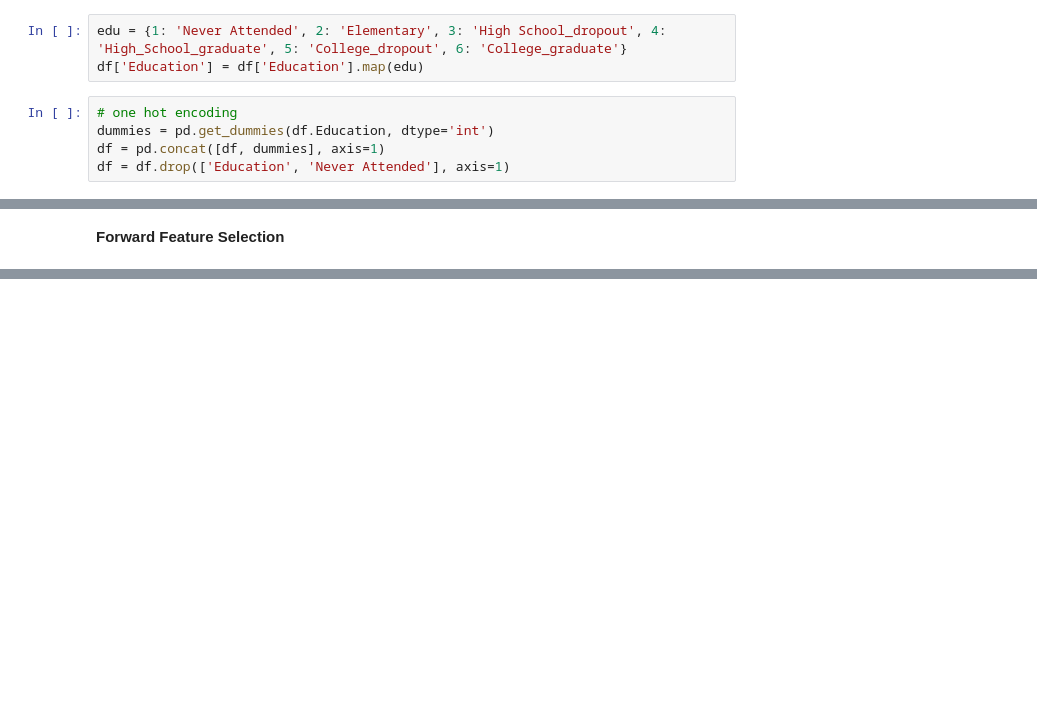
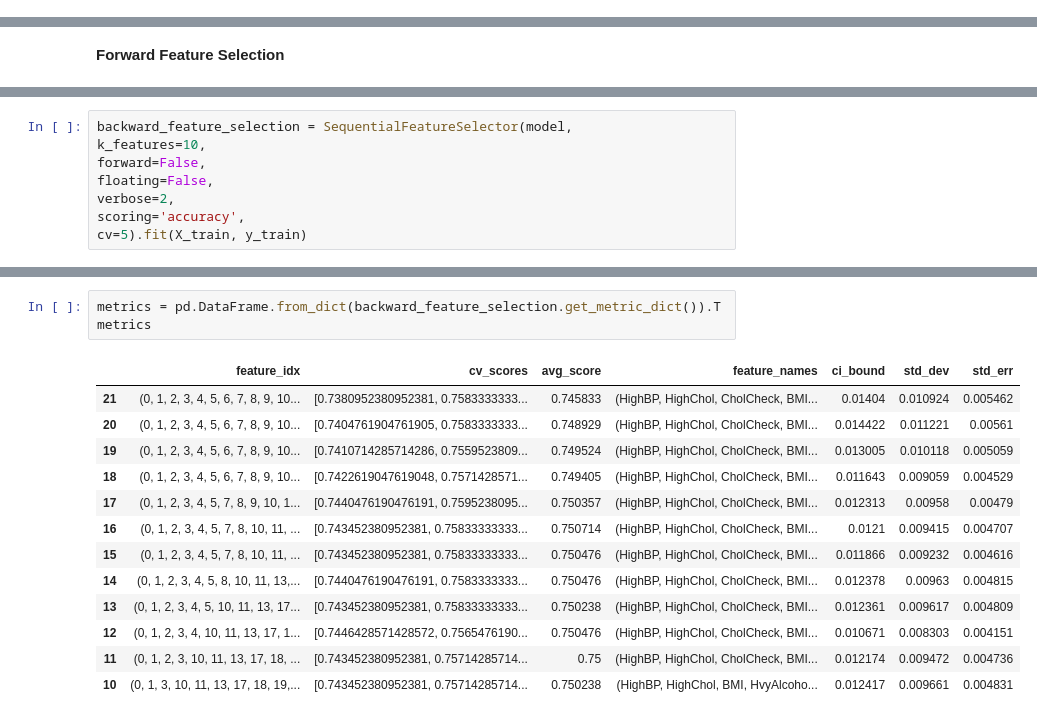
Before and after one commit to zayed95/Diabetes, a Jupyter notebook: analysis.ipynb, the cells around one changed output, grey strips where cells are left out. Drawn from its saved outputs; the diff is of its cells as text; blank space fills up the shorter version.

Commit message:
backward feature elimination

```diff
--- a/analysis.ipynb
+++ b/analysis.ipynb
@@ -177,11 +220,3 @@ fig.show()
 ### Dimensionality Reduction ###
 # %% [markdown]
 Preprocessing
-# %%
-edu = {1: 'Never Attended', 2: 'Elementary', 3: 'High School_dropout', 4: 'High_School_graduate', 5: 'College_dropout', 6: 'College_graduate'}
-df['Education'] = df['Education'].map(edu)
-# %%
-# one hot encoding
-dummies = pd.get_dummies(df.Education, dtype='int')
-df = pd.concat([df, dummies], axis=1)
-df = df.drop(['Education', 'Never Attended'], axis=1)
@@ -302,0 +281,8 @@ backward_feature_selector.k_feature_names_
+# %%
+backward_feature_selection = SequentialFeatureSelector(model,
+k_features=10,
+forward=False,
+floating=False,
+verbose=2,
+scoring='accuracy',
+cv=5).fit(X_train, y_train)
@@ -302,0 +307,17 @@ backward_feature_selector.k_feature_names_
+# %%
+metrics = pd.DataFrame.from_dict(backward_feature_selection.get_metric_dict()).T
+metrics
+# %% [output]
+|  | feature_idx | cv_scores | avg_score | feature_names | ci_bound | std_dev | std_err |
+| 21 | (0, 1, 2, 3, 4, 5, 6, 7, 8, 9, 10... | [0.7380952380952381, 0.7583333333... | 0.745833 | (HighBP, HighChol, CholCheck, BMI... | 0.01404 | 0.010924 | 0.005462 |
+| 20 | (0, 1, 2, 3, 4, 5, 6, 7, 8, 9, 10... | [0.7404761904761905, 0.7583333333... | 0.748929 | (HighBP, HighChol, CholCheck, BMI... | 0.014422 | 0.011221 | 0.00561 |
+| 19 | (0, 1, 2, 3, 4, 5, 6, 7, 8, 9, 10... | [0.7410714285714286, 0.7559523809... | 0.749524 | (HighBP, HighChol, CholCheck, BMI... | 0.013005 | 0.010118 | 0.005059 |
+| 18 | (0, 1, 2, 3, 4, 5, 6, 7, 8, 9, 10... | [0.7422619047619048, 0.7571428571... | 0.749405 | (HighBP, HighChol, CholCheck, BMI... | 0.011643 | 0.009059 | 0.004529 |
+| 17 | (0, 1, 2, 3, 4, 5, 7, 8, 9, 10, 1... | [0.7440476190476191, 0.7595238095... | 0.750357 | (HighBP, HighChol, CholCheck, BMI... | 0.012313 | 0.00958 | 0.00479 |
+| 16 | (0, 1, 2, 3, 4, 5, 7, 8, 10, 11, ... | [0.743452380952381, 0.75833333333... | 0.750714 | (HighBP, HighChol, CholCheck, BMI... | 0.0121 | 0.009415 | 0.004707 |
+| 15 | (0, 1, 2, 3, 4, 5, 7, 8, 10, 11, ... | [0.743452380952381, 0.75833333333... | 0.750476 | (HighBP, HighChol, CholCheck, BMI... | 0.011866 | 0.009232 | 0.004616 |
+| 14 | (0, 1, 2, 3, 4, 5, 8, 10, 11, 13,... | [0.7440476190476191, 0.7583333333... | 0.750476 | (HighBP, HighChol, CholCheck, BMI... | 0.012378 | 0.00963 | 0.004815 |
+| 13 | (0, 1, 2, 3, 4, 5, 10, 11, 13, 17... | [0.743452380952381, 0.75833333333... | 0.750238 | (HighBP, HighChol, CholCheck, BMI... | 0.012361 | 0.009617 | 0.004809 |
+| 12 | (0, 1, 2, 3, 4, 10, 11, 13, 17, 1... | [0.7446428571428572, 0.7565476190... | 0.750476 | (HighBP, HighChol, CholCheck, BMI... | 0.010671 | 0.008303 | 0.004151 |
+| 11 | (0, 1, 2, 3, 10, 11, 13, 17, 18, ... | [0.743452380952381, 0.75714285714... | 0.75 | (HighBP, HighChol, CholCheck, BMI... | 0.012174 | 0.009472 | 0.004736 |
+| 10 | (0, 1, 3, 10, 11, 13, 17, 18, 19,... | [0.743452380952381, 0.75714285714... | 0.750238 | (HighBP, HighChol, BMI, HvyAlcoho... | 0.012417 | 0.009661 | 0.004831 |
```
Also changed, not shown: parts of 40 cells of this notebook.
